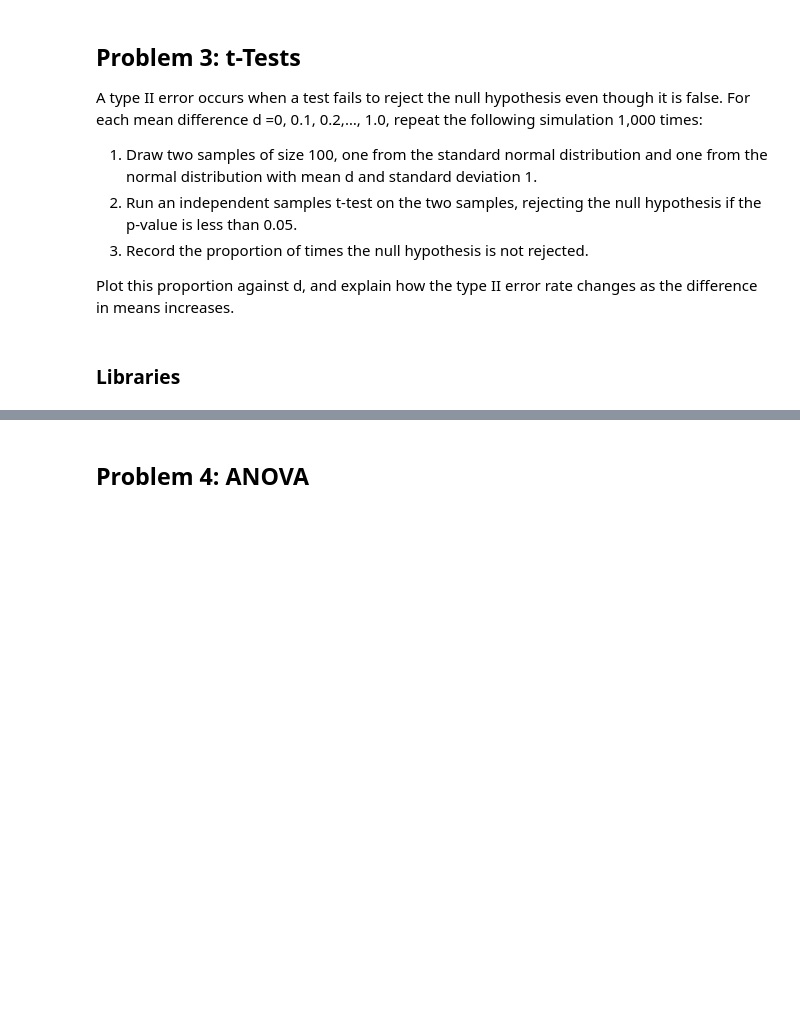
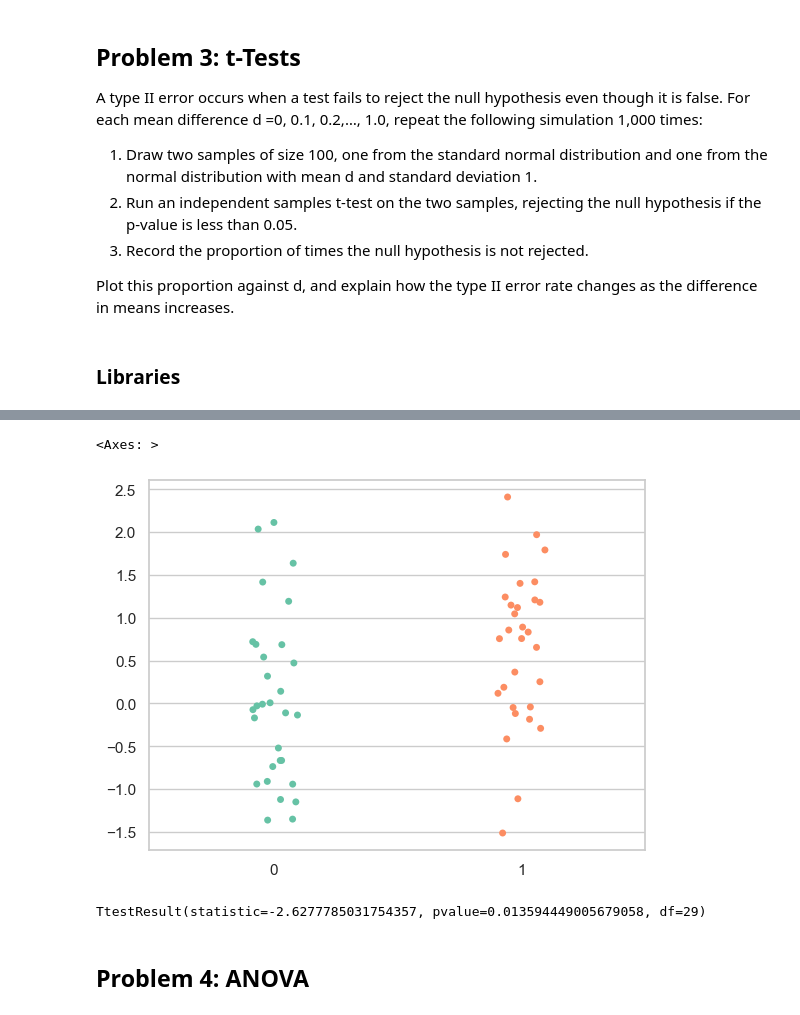
Before and after one commit to Jennyicano/applied-statistics, a Jupyter notebook: problems.ipynb, the cells around one changed output, grey strips where cells are left out. Drawn from its saved outputs; the diff is of its cells as text; code cells hidden in the pictures; blank space fills up the shorter version.

```diff
--- a/problems.ipynb
+++ b/problems.ipynb
@@ -529,0 +642,12 @@ import seaborn as sns
+# %%
+# Strip plot to visualize the paired samples.
+sns.stripplot(data=[group1, group2], palette="Set2")
+# %% [output]
+<Axes: >
+[figure, added]
+# %%
+#Paired t-test simulation to estimate Type II error rates.
+
+stats.ttest_rel(group1, group2)
+# %% [output]
+TtestResult(statistic=-2.6277785031754357, pvalue=0.013594449005679058, df=29)
```
Also changed, not shown: parts of 27 cells of this notebook.
